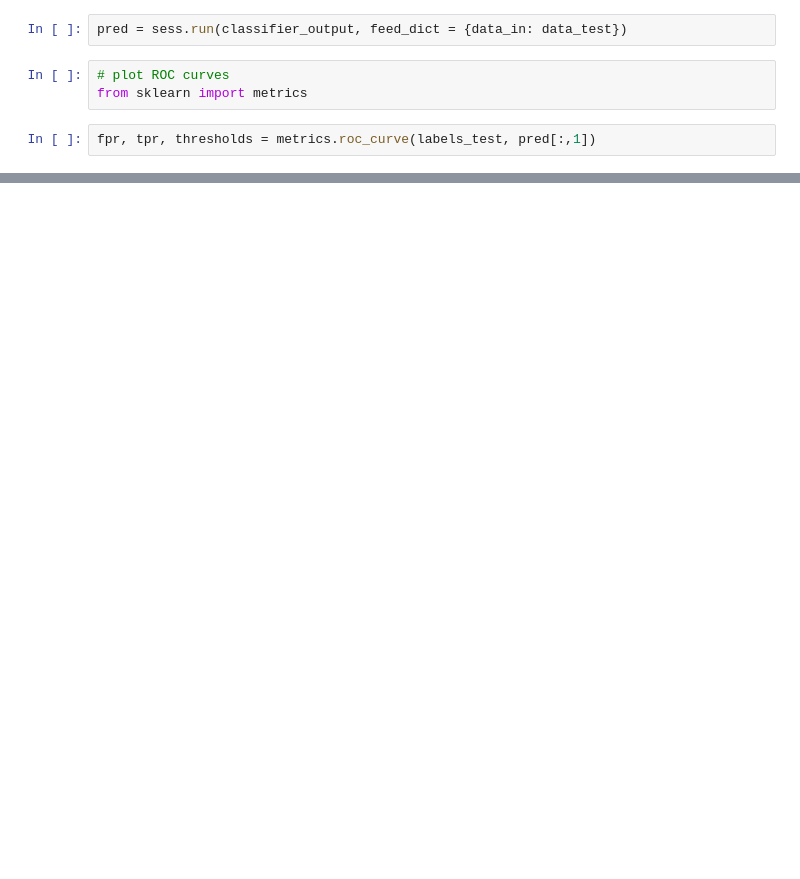
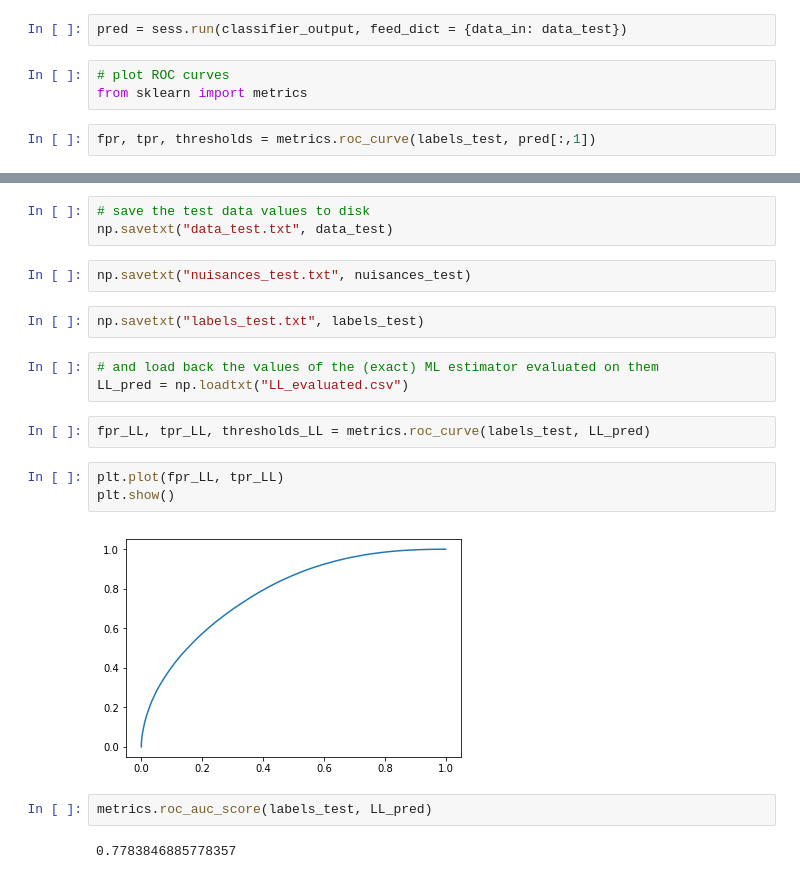
Before and after one commit to philippwindischhofer/PMI, a Jupyter notebook: MINE_classifier_nuisances_TF.ipynb, the cells around one changed output, grey strips where cells are left out. Drawn from its saved outputs; the diff is of its cells as text; blank space fills up the shorter version.

```diff
--- a/MINE_classifier_nuisances_TF.ipynb
+++ b/MINE_classifier_nuisances_TF.ipynb
@@ -244,0 +245,21 @@ metrics.roc_auc_score(labels_test, pred[:,1])
+# %%
+# save the test data values to disk
+np.savetxt("data_test.txt", data_test)
+# %%
+np.savetxt("nuisances_test.txt", nuisances_test)
+# %%
+np.savetxt("labels_test.txt", labels_test)
+# %%
+# and load back the values of the (exact) ML estimator evaluated on them
+LL_pred = np.loadtxt("LL_evaluated.csv")
+# %%
+fpr_LL, tpr_LL, thresholds_LL = metrics.roc_curve(labels_test, LL_pred)
+# %%
+plt.plot(fpr_LL, tpr_LL)
+plt.show()
+# %% [output]
+[figure, added]
+# %%
+metrics.roc_auc_score(labels_test, LL_pred)
+# %% [output]
+0.7783846885778357
```
Also changed, not shown: parts of 10 cells of this notebook, 2 other files.
